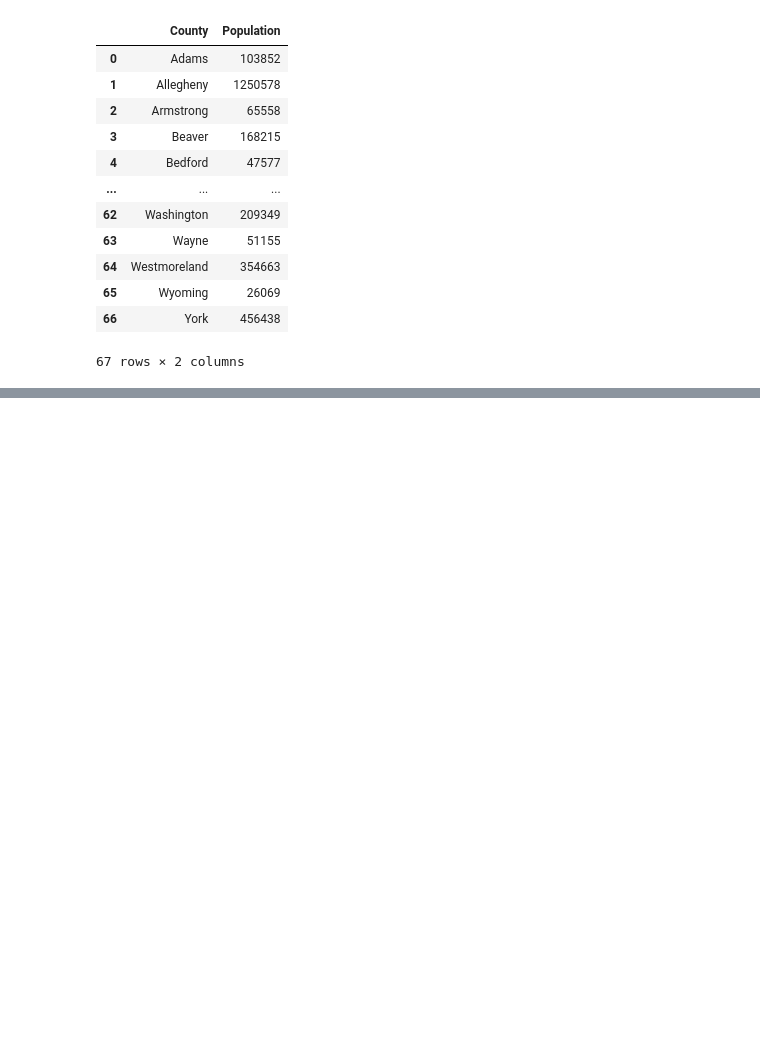
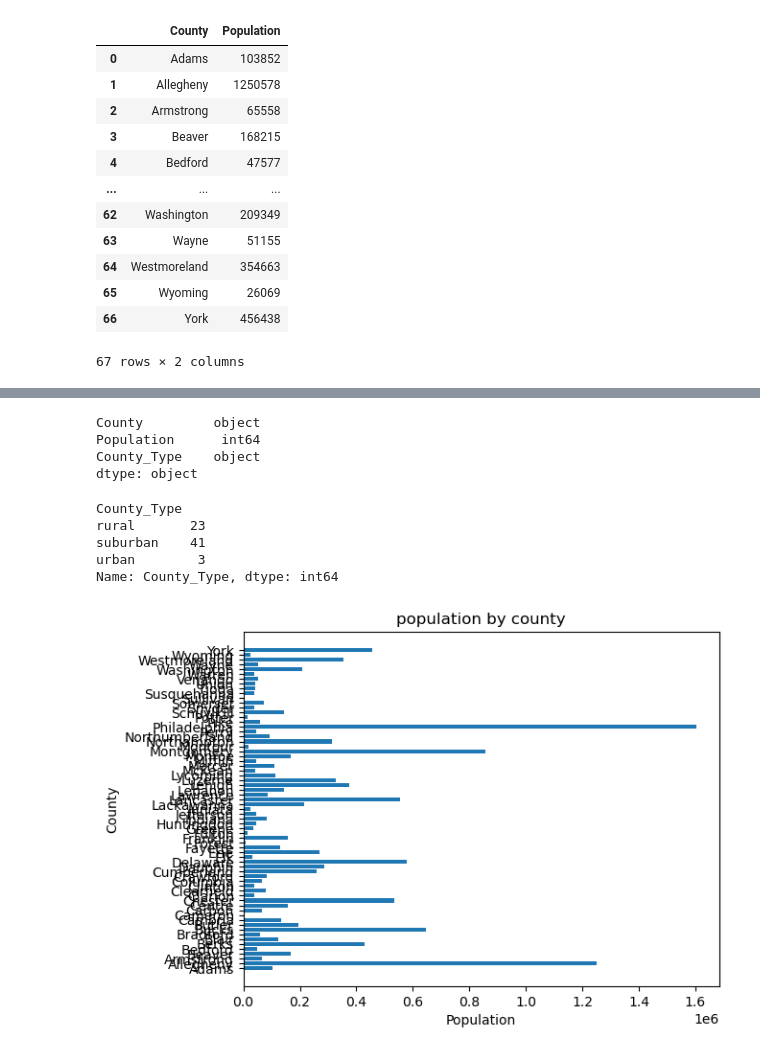
Before and after one commit to vwil12/Capstone, a Jupyter notebook: PA_Capstone.ipynb, the cells around one changed output, grey strips where cells are left out. Saved outputs shown, nothing was run; the diff lists cells and outputs as text; code cells hidden in the pictures; blank space fills up the shorter version.

```diff
--- a/PA_Capstone.ipynb
+++ b/PA_Capstone.ipynb
@@ -129,0 +174,6 @@ Pop_by_county
+# %%
+Pop_by_county['County_Type'] = Pop_by_county['Population'].case_when([
+    (Pop_by_county['Population'] >= 800000, 'urban'),
+    (Pop_by_county['Population']>=50001, 'suburban'),
+    (Pop_by_county['Population'] <= 50000, 'rural')]
+)
@@ -129,0 +196,28 @@ Pop_by_county
+# %%
+Pop_by_county.dtypes
+# %% [output]
+County         object
+Population      int64
+County_Type    object
+dtype: object
+# %%
+Num_County_Types = Pop_by_county.groupby(['County_Type'])['County_Type'].count()
+
+Num_County_Types
+# %% [output]
+County_Type
+rural       23
+suburban    41
+urban        3
+Name: County_Type, dtype: int64
+# %%
+# Pop_by_county.plot(kind='bar')
+x=Pop_by_county['Population']
+y=Pop_by_county['County']
+plt.barh(y,x)
+plt.title('population by county')
+plt.xlabel('Population')
+plt.ylabel('County')
+plt.show()
+# %% [output]
+[figure, added]
```
Also changed, not shown: parts of 6 cells of this notebook.
